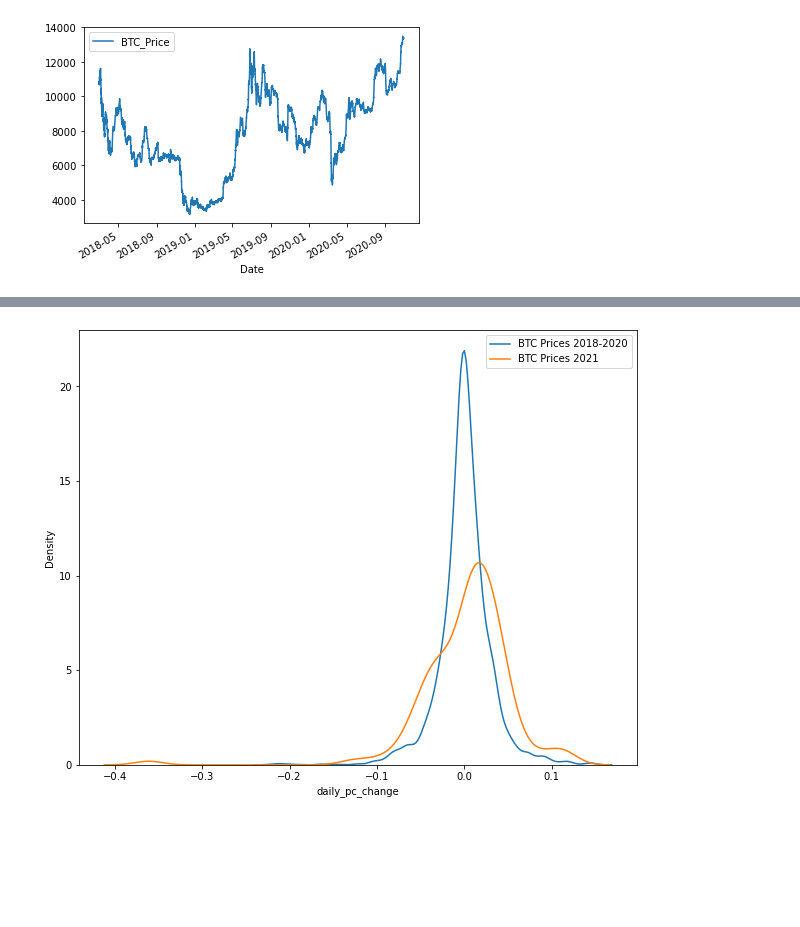
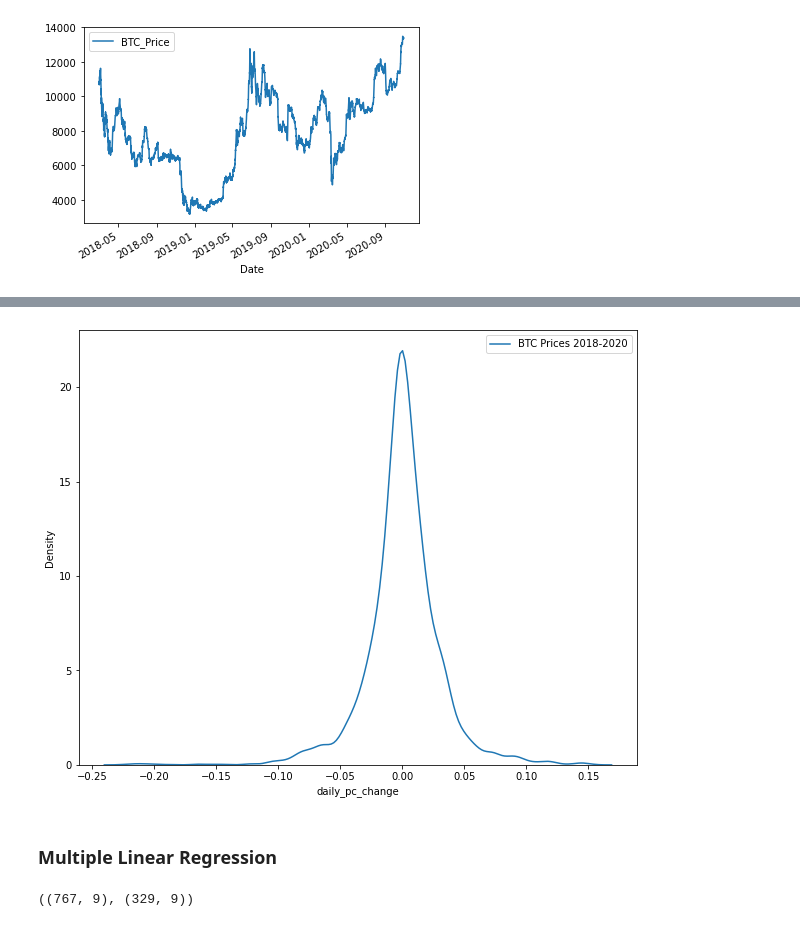
Before and after one commit to akosredey/crypto-project, a Jupyter notebook: 01_Crypto_EDA/Crypto_Project_Slim.ipynb, the cells around one changed output, grey strips where cells are left out. Cells and saved outputs as stored; diff of their text form; code cells hidden in the pictures; blank space fills up the shorter version.

Commit message:
first linear regression

```diff
--- a/01_Crypto_EDA/Crypto_Project_Slim.ipynb
+++ b/01_Crypto_EDA/Crypto_Project_Slim.ipynb
@@ -1491,6 +1641,8 @@ df_btc_test = df_btc_data[['Weighted Price', 'Exchange']].reset_index().rename(c
 df_btc_test.set_index('Date', inplace=True)
 df_btc_test = df_btc_test.pivot_table('Weighted Price', ['Date'], 'Exchange')
 df_btc_test_cut = df_btc_test[df_btc_test.index>='2018-03-01']
+df_btc_test_cut.dropna(axis=1, how='all', inplace=True)
+df_btc_test_cut.replace(0, np.nan, inplace=True)
 # %%
 df_btc_test_cut.isna().sum()
 # %% [output]
@@ -1509,3 +1658 @@ POLONIEX       0
 dtype: int64
-# %%
-df_btc_test_cut.drop(columns=['BITFINEX', 'CBX', 'EXMO', 'HITBTC', 'ITBIT', 'BITFLYER', 'OKCOIN'], inplace=True)
@@ -1523,5 +1659,5 @@ dtype: int64
 # %%
-df_btc_test_fin = df_btc_test_cut.dropna()
+df_btc_test_fin = df_btc_test_cut.fillna(method='ffill')
 # %%
 df_btc_test_fin.isna().sum()
 # %% [output]
@@ -1594,8 +1715,19 @@ df_btc_melt_2021['daily_pc_change'] = df_btc_melt_2021['BTC_Price'].pct_change()
 # %%
 fig, ax = plt.subplots(figsize=(10,8))
 _ax1 = sns.kdeplot(x='daily_pc_change', data=df_btc_melt_2018_2020)
-_ax2 = sns.kdeplot(x='daily_pc_change', data=df_btc_melt_2021)
-plt.legend(['BTC Prices 2018-2020', 'BTC Prices 2021'])
+plt.legend(['BTC Prices 2018-2020'])
 plt.show()
 # %% [output]
-[figure, old version]
+[figure, new version]
+# %% [markdown]
+### Multiple Linear Regression
+# %%
+features = btc_data_2018_2020[['Bu_Be_Spread_MA8', 'Num_TR_per_Block', 'GCF',
+               'DJI', 'XMR', 'LTC', 'ETC', 'DASH', 'XEM']]
+price = btc_data_2018_2020['WeightedPrice']
+
+
+X_train, X_test, y_train, y_test = train_test_split(features, price, test_size=0.3, random_state=42)
+X_train.shape, X_test.shape
+# %% [output]
+((767, 9), (329, 9))
```
Also changed, not shown: parts of 69 cells of this notebook, 48 other files.
